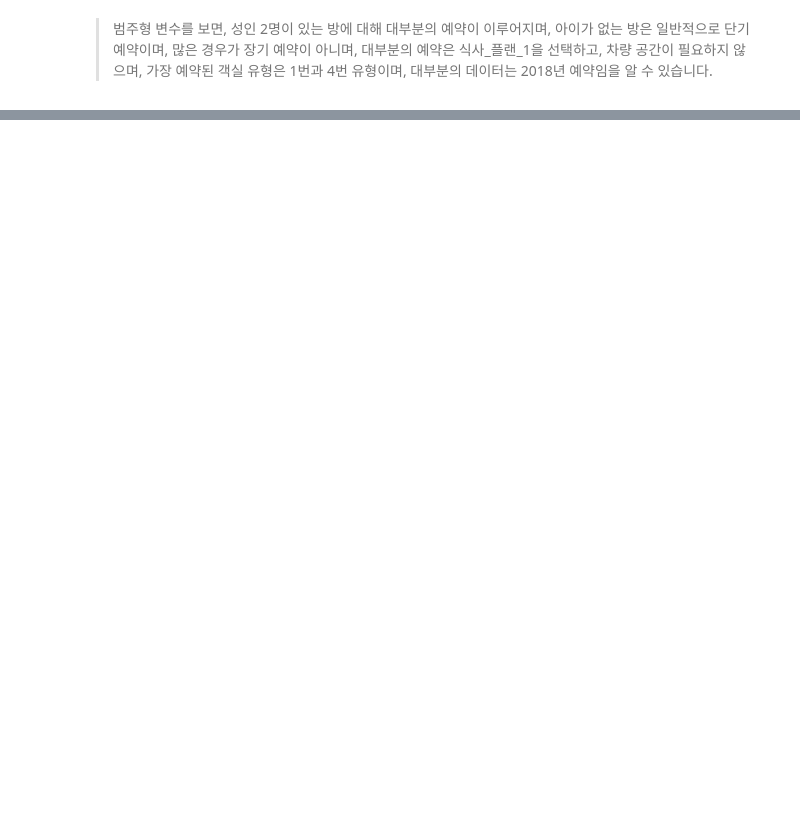
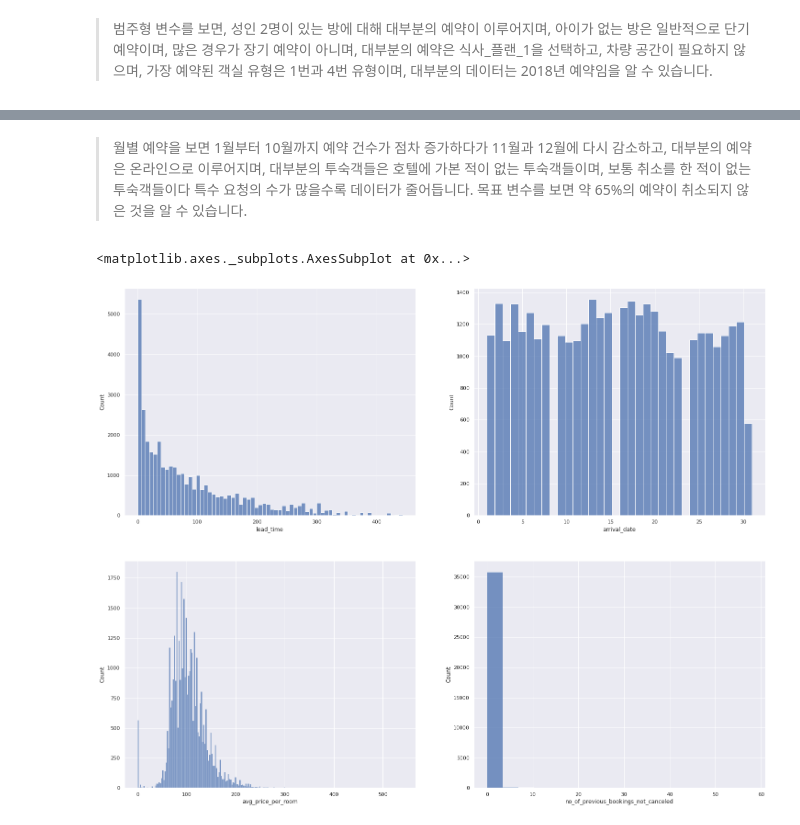
Before and after one commit to god05212/-, a Jupyter notebook: 고객이_호텔예약을_취소할지_예측하기.ipynb, the cells around one changed output, grey strips where cells are left out. Cells and saved outputs as stored; diff of their text form; code cells hidden in the pictures; blank space fills up the shorter version.

```diff
--- a/고객이_호텔예약을_취소할지_예측하기.ipynb
+++ b/고객이_호텔예약을_취소할지_예측하기.ipynb
@@ -141,0 +192,20 @@ sns.countplot(x = 'arrival_year', palette = 'Set2', data = df)
+# %% [markdown]
+> 월별 예약을 보면 1월부터 10월까지 예약 건수가 점차 증가하다가 11월과 12월에 다시 감소하고, 대부분의 예약은 온라인으로 이루어지며, 대부분의 투숙객들은 호텔에 가본 적이 없는 투숙객들이며, 보통 취소를 한 적이 없는 투숙객들이다 특수 요청의 수가 많을수록 데이터가 줄어듭니다. 목표 변수를 보면 약 65%의 예약이 취소되지 않은 것을 알 수 있습니다.
+# %%
+plt.figure(figsize = (25,20))
+sns.set(color_codes = True)
+
+plt.subplot(2,2,1)
+sns.histplot(df['lead_time'], kde = False)
+
+plt.subplot(2,2,2)
+sns.histplot(df['arrival_date'], kde = False)
+
+plt.subplot(2,2,3)
+sns.histplot(df['avg_price_per_room'], kde = False)
+
+plt.subplot(2,2,4)
+sns.histplot(df['no_of_previous_bookings_not_canceled'], kde = False)
+# %% [output]
+<matplotlib.axes._subplots.AxesSubplot at 0x...>
+[figure, added]
```
Also changed, not shown: parts of 13 cells of this notebook.
